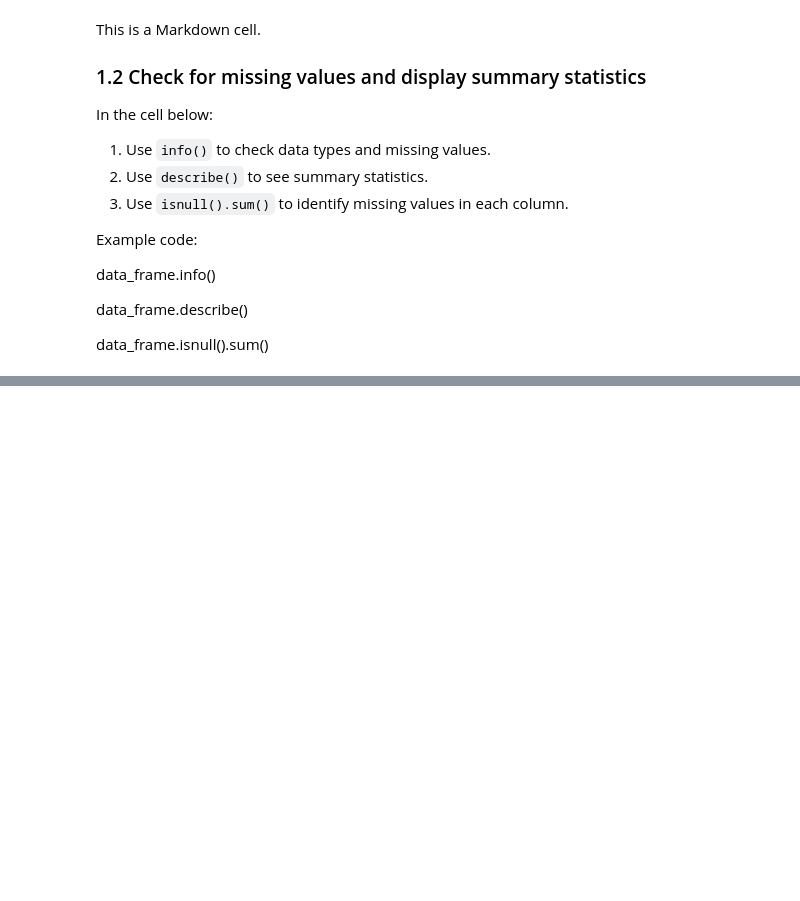
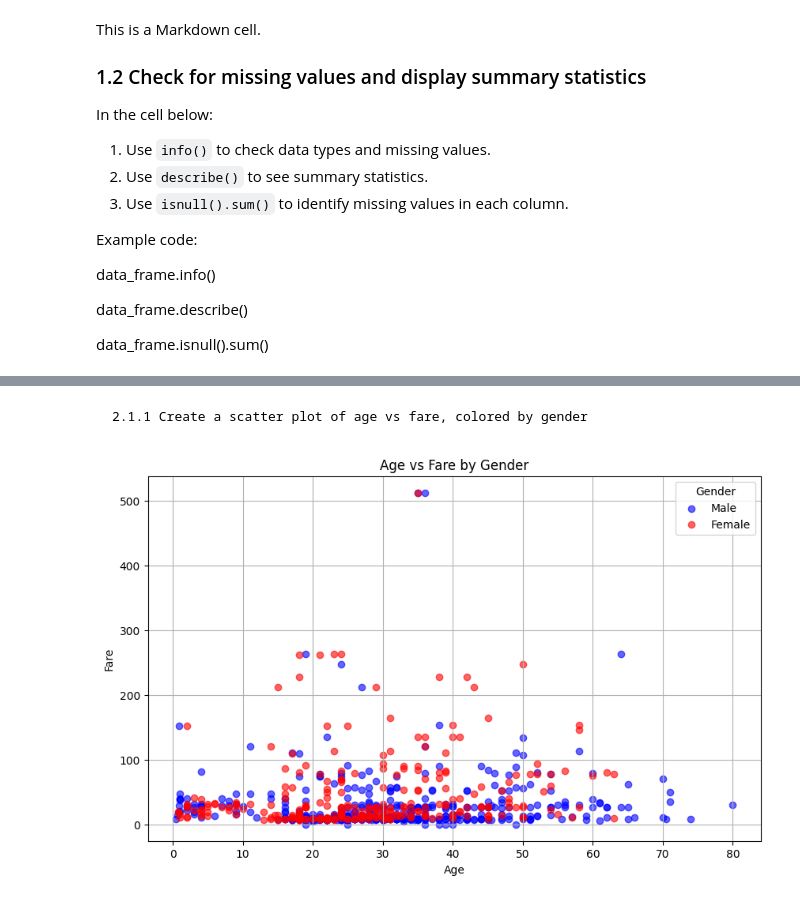
Before and after one commit to Mhamedben/applied-ml-mhamed, a Jupyter notebook: lab02/ml02.ipynb, the cells around one changed output, grey strips where cells are left out. Cells and saved outputs as stored; diff of their text form; code cells hidden in the pictures; blank space fills up the shorter version.

```diff
--- a/lab02/ml02.ipynb
+++ b/lab02/ml02.ipynb
@@ -485,0 +206,43 @@ Root Mean Squared Error (RMSE): 0.84
+# %% [markdown]
+    2.1.1 Create a scatter plot of age vs fare, colored by gender
+# %%
+import matplotlib.pyplot as plt
+
+# Create the scatter plot
+plt.figure(figsize=(10, 6))
+
+# Plot for males (0)
+male_data = df[df['sex'] == 'male']
+plt.scatter(
+    male_data['age'],
+    male_data['fare'],
+    c='blue',
+    label='Male',
+    alpha=0.6
+)
+
+# Plot for females (1)
+female_data = df[df['sex'] == 'female']
+plt.scatter(
+    female_data['age'],
+    female_data['fare'],
+    c='red',
+    label='Female',
+    alpha=0.6
+)
+
+# Labels and title
+plt.xlabel('Age')
+plt.ylabel('Fare')
+plt.title('Age vs Fare by Gender')
+
+# Add a legend
+plt.legend(title="Gender")
+
+# Add grid
+plt.grid(True)
+
+# Show the plot
+plt.show()
+# %% [output]
+[figure, added]
```
Also changed, not shown: parts of 56 cells of this notebook, 1 other file.
